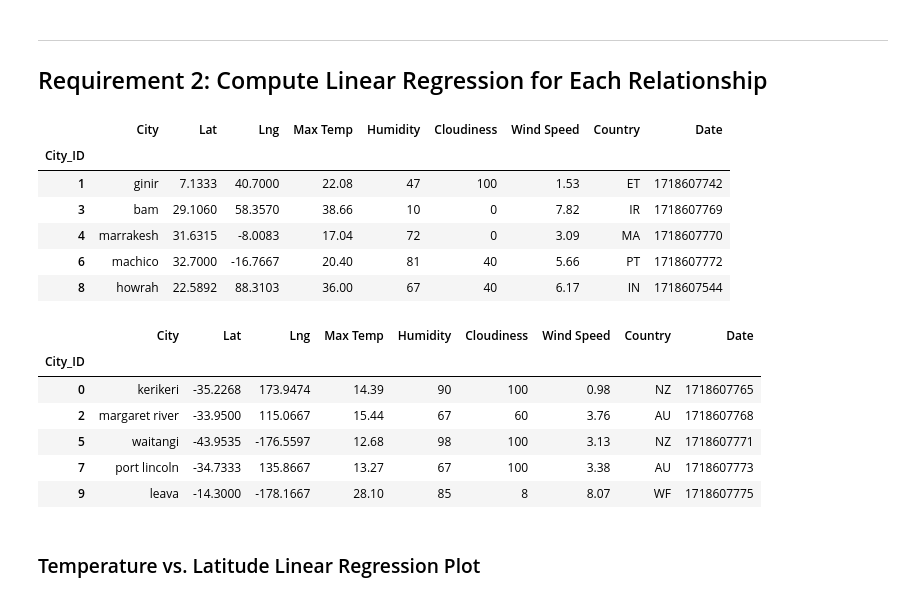
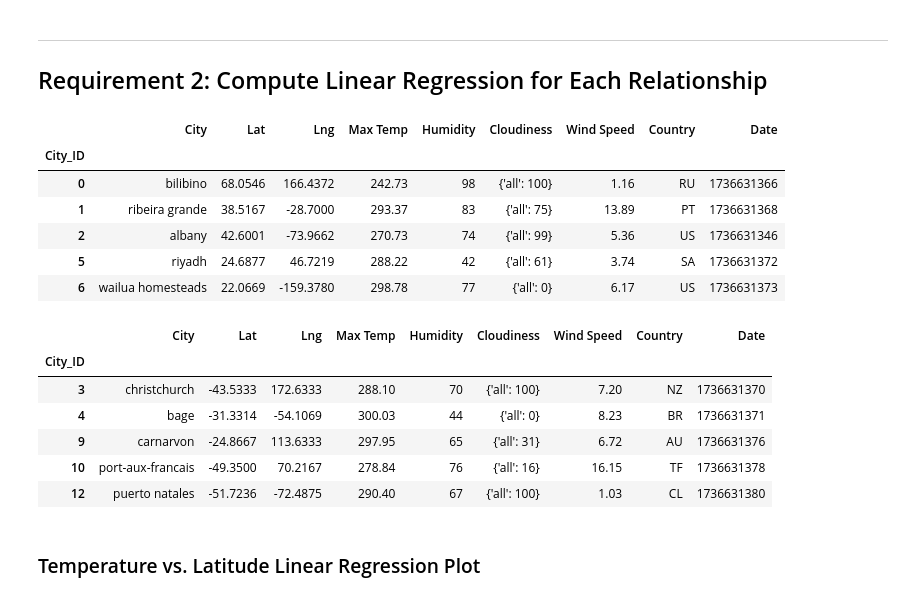
Before and after one commit to HanaDoubleU/python-api-challenge, a Jupyter notebook: WeatherPy/WeatherPy.ipynb, the cells around one changed output. Saved outputs shown, nothing was run; the diff lists cells and outputs as text; code cells hidden in the pictures.

```diff
--- a/WeatherPy/WeatherPy.ipynb
+++ b/WeatherPy/WeatherPy.ipynb
@@ -288,30 +290,30 @@ plt.show()
 # %%
 # Create a DataFrame with the Northern Hemisphere data (Latitude >= 0)
-# YOUR CODE HERE
+northern_hemi_df = city_data_df[city_data_df["Lat"] >= 0]
 
 # Display sample data
 northern_hemi_df.head()
 # %% [output]
 |  | City | Lat | Lng | Max Temp | Humidity | Cloudiness | Wind Speed | Country | Date |
 | City_ID |  |  |  |  |  |  |  |  |  |
-| 1 | ginir | 7.1333 | 40.7000 | 22.08 | 47 | 100 | 1.53 | ET | 1718607742 |
-| 3 | bam | 29.1060 | 58.3570 | 38.66 | 10 | 0 | 7.82 | IR | 1718607769 |
-| 4 | marrakesh | 31.6315 | -8.0083 | 17.04 | 72 | 0 | 3.09 | MA | 1718607770 |
-| 6 | machico | 32.7000 | -16.7667 | 20.40 | 81 | 40 | 5.66 | PT | 1718607772 |
-| 8 | howrah | 22.5892 | 88.3103 | 36.00 | 67 | 40 | 6.17 | IN | 1718607544 |
+| 0 | bilibino | 68.0546 | 166.4372 | 242.73 | 98 | {'all': 100} | 1.16 | RU | 1736631366 |
+| 1 | ribeira grande | 38.5167 | -28.7000 | 293.37 | 83 | {'all': 75} | 13.89 | PT | 1736631368 |
+| 2 | albany | 42.6001 | -73.9662 | 270.73 | 74 | {'all': 99} | 5.36 | US | 1736631346 |
+| 5 | riyadh | 24.6877 | 46.7219 | 288.22 | 42 | {'all': 61} | 3.74 | SA | 1736631372 |
+| 6 | wailua homesteads | 22.0669 | -159.3780 | 298.78 | 77 | {'all': 0} | 6.17 | US | 1736631373 |
 # %%
 # Create a DataFrame with the Southern Hemisphere data (Latitude < 0)
-# YOUR CODE HERE
+southern_hemi_df = city_data_df[city_data_df["Lat"] < 0]
 
 # Display sample data
 southern_hemi_df.head()
 # %% [output]
 |  | City | Lat | Lng | Max Temp | Humidity | Cloudiness | Wind Speed | Country | Date |
 | City_ID |  |  |  |  |  |  |  |  |  |
-| 0 | kerikeri | -35.2268 | 173.9474 | 14.39 | 90 | 100 | 0.98 | NZ | 1718607765 |
-| 2 | margaret river | -33.9500 | 115.0667 | 15.44 | 67 | 60 | 3.76 | AU | 1718607768 |
-| 5 | waitangi | -43.9535 | -176.5597 | 12.68 | 98 | 100 | 3.13 | NZ | 1718607771 |
-| 7 | port lincoln | -34.7333 | 135.8667 | 13.27 | 67 | 100 | 3.38 | AU | 1718607773 |
-| 9 | leava | -14.3000 | -178.1667 | 28.10 | 85 | 8 | 8.07 | WF | 1718607775 |
+| 3 | christchurch | -43.5333 | 172.6333 | 288.10 | 70 | {'all': 100} | 7.20 | NZ | 1736631370 |
+| 4 | bage | -31.3314 | -54.1069 | 300.03 | 44 | {'all': 0} | 8.23 | BR | 1736631371 |
+| 9 | carnarvon | -24.8667 | 113.6333 | 297.95 | 65 | {'all': 31} | 6.72 | AU | 1736631376 |
+| 10 | port-aux-francais | -49.3500 | 70.2167 | 278.84 | 76 | {'all': 16} | 16.15 | TF | 1736631378 |
+| 12 | puerto natales | -51.7236 | -72.4875 | 290.40 | 67 | {'all': 100} | 1.03 | CL | 1736631380 |
 # %% [markdown]
 ###  Temperature vs. Latitude Linear Regression Plot
```
Also changed, not shown: parts of 26 cells of this notebook.
